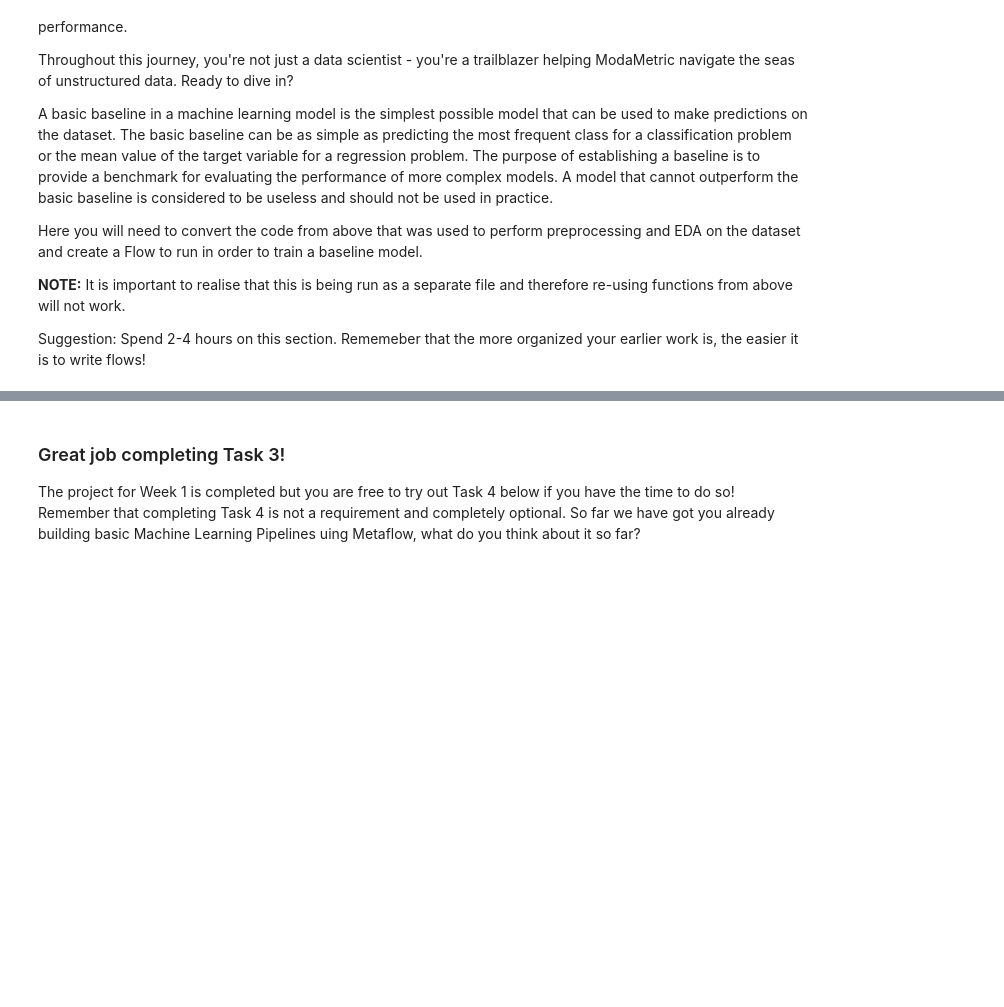
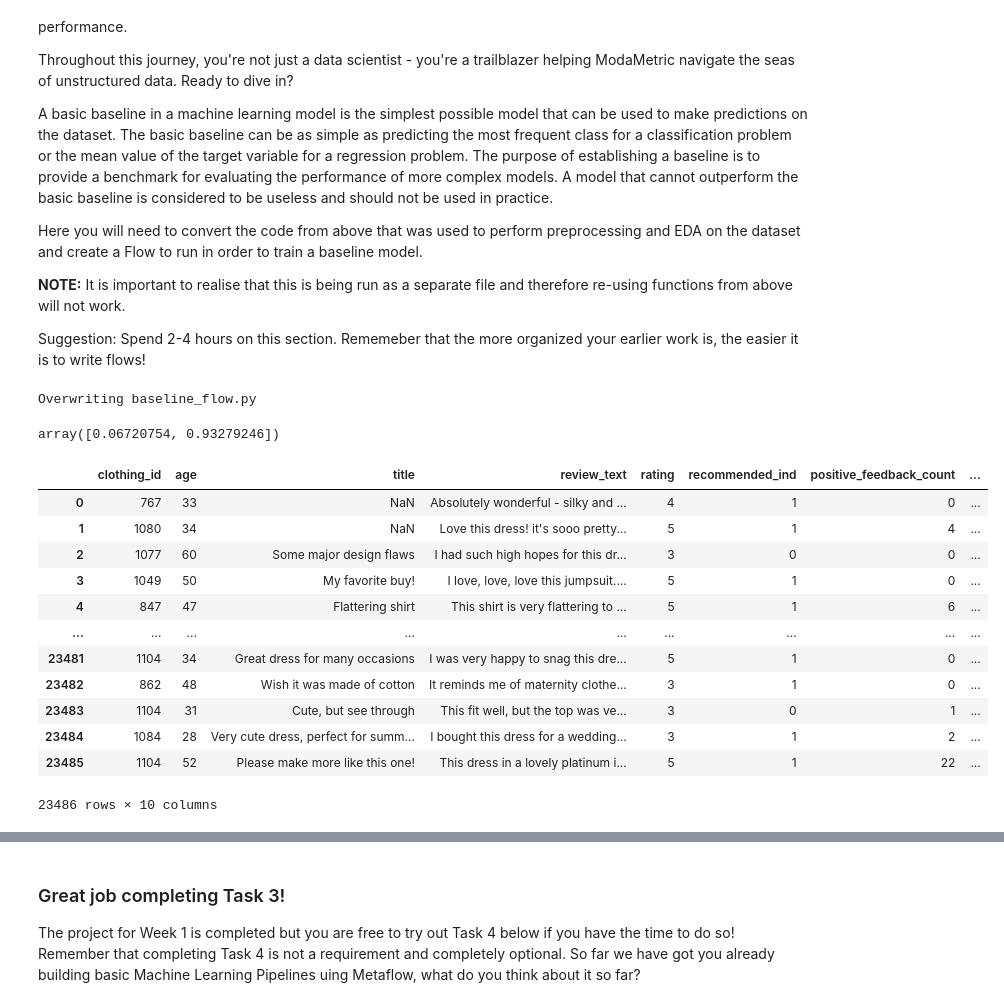
Before and after one commit to smcgill711/full-stack-ml-metaflow-corise-week-1, a Jupyter notebook: project/template.ipynb, the cells around one changed output, grey strips where cells are left out. Cells and saved outputs as stored; diff of their text form; code cells hidden in the pictures; blank space fills up the shorter version.

Commit message:
Started work on step 3

```diff
--- a/project/template.ipynb
+++ b/project/template.ipynb
@@ -312,7 +348,21 @@ from metaflow import (
 from metaflow.cards import Table, Markdown, Artifact
 
 # TODO move your labeling function from earlier in the notebook here
-labeling_function = lambda row: 0
+def labeling_function(row):
+    """
+    A function to derive labels from the user's review data.
+    Use the rating only, and return a binary positive or
+    negative sentiment score based on an arbitrarty cutoff.
+    """
+    # TODO: Add your logic for the labelling function here
+    # It is up to you on what value to choose as the cut off point for the postive class
+    # A good value to start would be 4
+    # This function should return either a 0 or 1 depending on the rating of a particular row
+    CUTOFF_VALUE = 4
+    x = 0
+    if row['rating'] >= CUTOFF_VALUE:
+        x = 1
+    return x
 
 
 class BaselineNLPFlow(FlowSpec):
@@ -360,10 +410,24 @@ class BaselineNLPFlow(FlowSpec):
     @step
     def baseline(self):
         "Compute the baseline"
+        from sklearn.linear_model import LogisticRegression
+        from sklearn.metrics import auc, accuracy_score
 
         ### TODO: Fit and score a baseline model on the data, log the acc and rocauc as artifacts.
         self.base_acc = 0.0
         self.base_rocauc = 0.0
+
+        # Define Target (use ratings for simplicity)
+        TARGET_VARIABLE = 'label'
+
+        # Define Explantory Variables (for simplicity ignore text data and categorical data)
+        EXPL_VARS = ['age', 'positive_feedback_count', 'recommended_ind']
+        # Note recommended_ind is expected be highly correlated with the labeling
+
+        log_model = LogisticRegression().fit(self.traindf[EXPL_VARS], self.traindf[TARGET_VARIABLE])
+        self.valdf['prob'] = log_model.predict_proba(self.vald[EXPL_VARS])
+        self.base_acc = accuracy_score(self.valdf[TARGET_VARIABLE], self.valdf['prob'])
+        self.base_rocauc = auc(self.valdf[TARGET_VARIABLE], self.valdf['prob'])
 
         self.next(self.end)
 
@@ -391,5 +455,43 @@ class BaselineNLPFlow(FlowSpec):
 
 if __name__ == "__main__":
     BaselineNLPFlow()
+# %% [output]
+Overwriting baseline_flow.py
+# %%
+from sklearn.linear_model import LogisticRegression
+from sklearn.metrics import auc, accuracy_score
+
+import numpy as np
+ # Define Target (use ratings for simplicity)
+TARGET_VARIABLE = 'label'
+
+df2['label'] = np.where(df2['rating'] >= 4,1,0)
+# Define Explantory Variables (for simplicity ignore text data and categorical data)
+EXPL_VARS = ['age', 'positive_feedback_count', 'recommended_ind']
+# Note recommended_ind is expected be highly correlated with the labeling
+
+log_model = LogisticRegression().fit(df2[EXPL_VARS], df2[TARGET_VARIABLE])
+log_model.predict_proba(df2[EXPL_VARS])
+#df2['prob'] = log_model.predict_proba(df2[EXPL_VARS])[0:1]
+#self.base_acc = accuracy_score(self.valdf[TARGET_VARIABLE], self.valdf['prob'])
+#self.base_rocauc = auc(self.valdf[TARGET_VARIABLE], self.valdf['prob'])
+# %% [output]
+array([0.06720754, 0.93279246])
+# %%
+df2
+# %% [output]
+|  | clothing_id | age | title | review_text | rating | recommended_ind | positive_feedback_count | ... |
+| 0 | 767 | 33 | NaN | Absolutely wonderful - silky and ... | 4 | 1 | 0 | ... |
+| 1 | 1080 | 34 | NaN | Love this dress! it's sooo pretty... | 5 | 1 | 4 | ... |
+| 2 | 1077 | 60 | Some major design flaws | I had such high hopes for this dr... | 3 | 0 | 0 | ... |
+| 3 | 1049 | 50 | My favorite buy! | I love, love, love this jumpsuit.... | 5 | 1 | 0 | ... |
+| 4 | 847 | 47 | Flattering shirt | This shirt is very flattering to ... | 5 | 1 | 6 | ... |
+| ... | ... | ... | ... | ... | ... | ... | ... | ... |
+| 23481 | 1104 | 34 | Great dress for many occasions | I was very happy to snag this dre... | 5 | 1 | 0 | ... |
+| 23482 | 862 | 48 | Wish it was made of cotton | It reminds me of maternity clothe... | 3 | 1 | 0 | ... |
+| 23483 | 1104 | 31 | Cute, but see through | This fit well, but the top was ve... | 3 | 0 | 1 | ... |
+| 23484 | 1084 | 28 | Very cute dress, perfect for summ... | I bought this dress for a wedding... | 3 | 1 | 2 | ... |
+| 23485 | 1104 | 52 | Please make more like this one! | This dress in a lovely platinum i... | 5 | 1 | 22 | ... |
+23486 rows × 10 columns
 # %%
 ! python baseline_flow.py run
```
Also changed, not shown: parts of 6 cells of this notebook, 1 other file.
